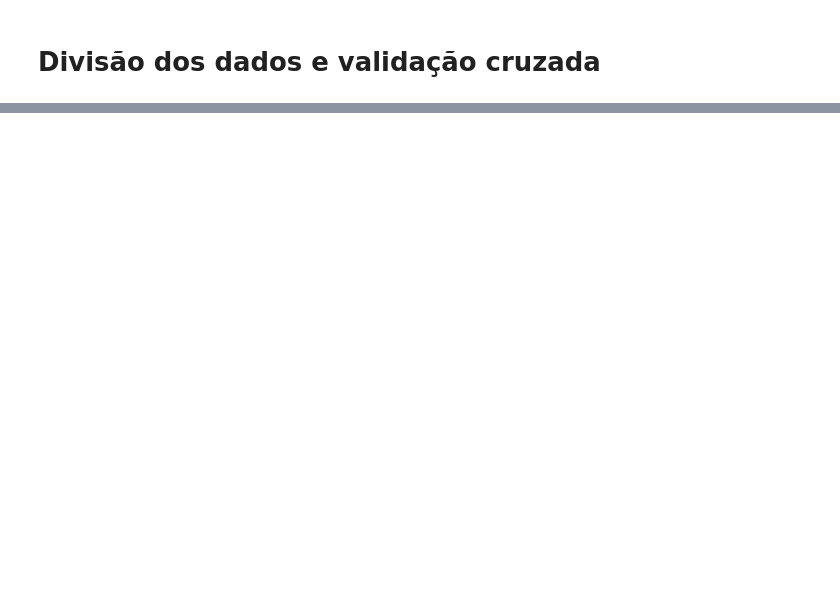
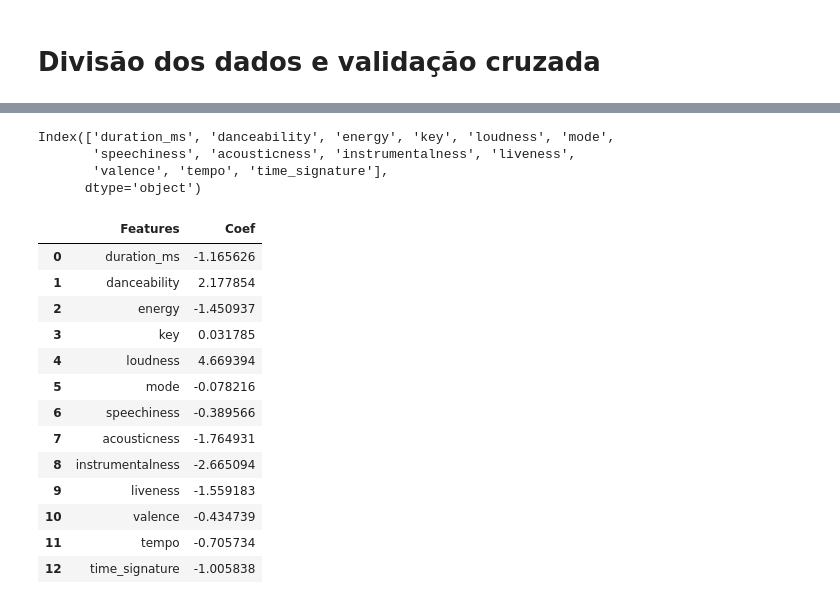
Before and after one commit to Leonardopedroti/Introduction_ML, a Jupyter notebook: Introduction_Machine_Learning.ipynb, the cells around one changed output, grey strips where cells are left out. Cells and saved outputs as stored; diff of their text form; code cells hidden in the pictures; blank space fills up the shorter version.

```diff
--- a/Introduction_Machine_Learning.ipynb
+++ b/Introduction_Machine_Learning.ipynb
@@ -128,0 +184,13 @@ df_quantitative_normal.head()
+# %%
+# dividindo X e y
+X = df_train.drop('pop_classe', axis=1)
+y = df_train.pop_classe
+
+# separando os dados mantendo a porcentagem de amostras em cada classe
+StratifKfold = StratifiedKFold(n_splits=5, shuffle=True, random_state=42)
+# %%
+# looping para separar os dados em treino e validação
+for train_index, val_index in StratifKfold.split(X, y):
+
+    X_train, X_val = X.iloc[train_index], X.iloc[val_index]
+    y_train, y_val = y.iloc[train_index], y.iloc[val_index]
@@ -128,0 +213,12 @@ df_quantitative_normal.head()
+# %%
+# Instanciando o modelo
+logReg = LogisticRegression()
+
+# Treinando o modelo
+logReg.fit(X_train, y_train)
+
+# Prevendo nos dados de treino
+y_pred_base_train = logReg.predict(X_train)
+
+# Prevendo nos dados de validação
+y_pred_base_val = logReg.predict(X_val)
@@ -128,0 +241,30 @@ df_quantitative_normal.head()
+# %%
+df_coef = df_quantitative_normal.drop(columns='pop_classe')
+df_coef.columns
+# %% [output]
+Index(['duration_ms', 'danceability', 'energy', 'key', 'loudness', 'mode',
+       'speechiness', 'acousticness', 'instrumentalness', 'liveness',
+       'valence', 'tempo', 'time_signature'],
+      dtype='object')
+# %%
+data = {
+    "Features": df_coef.columns,
+    "Coef": logReg.coef_.tolist()[0]
+}
+df = pd.DataFrame(data)
+df
+# %% [output]
+|  | Features | Coef |
+| 0 | duration_ms | -1.165626 |
+| 1 | danceability | 2.177854 |
+| 2 | energy | -1.450937 |
+| 3 | key | 0.031785 |
+| 4 | loudness | 4.669394 |
+| 5 | mode | -0.078216 |
+| 6 | speechiness | -0.389566 |
+| 7 | acousticness | -1.764931 |
+| 8 | instrumentalness | -2.665094 |
+| 9 | liveness | -1.559183 |
+| 10 | valence | -0.434739 |
+| 11 | tempo | -0.705734 |
+| 12 | time_signature | -1.005838 |
```
Also changed, not shown: parts of 16 cells of this notebook.
